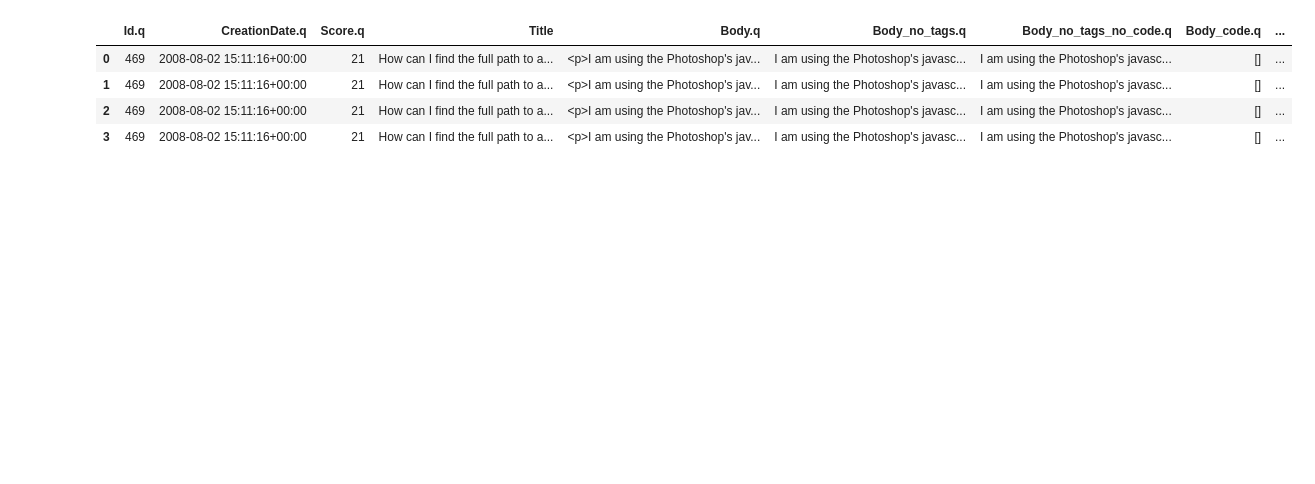
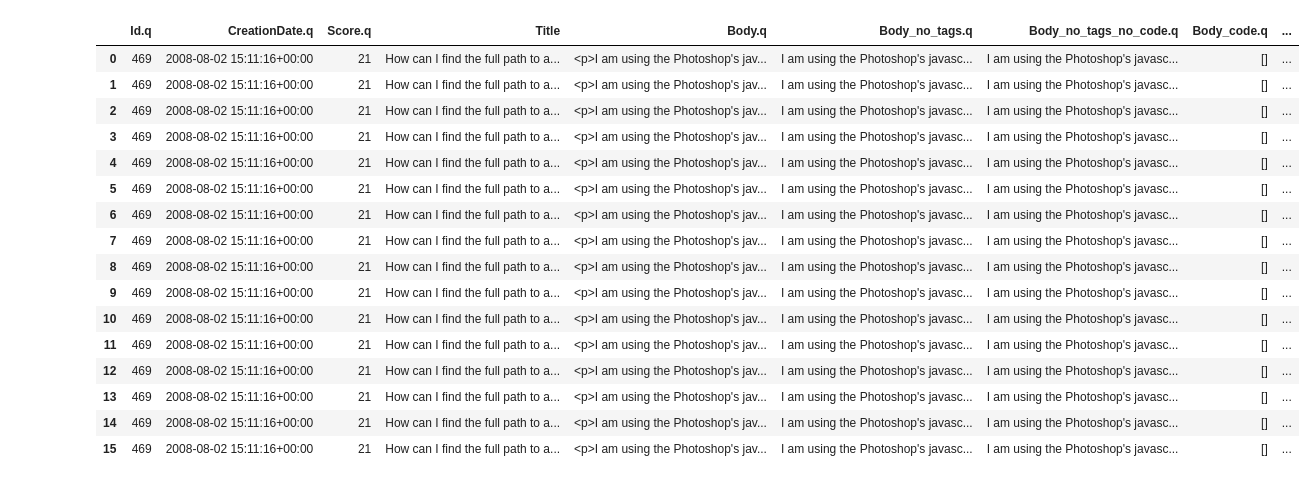
Before and after one commit to MahmoudKMaarouf/ECE143-Final-Project, a Jupyter notebook: extract_data.ipynb, the cells around one changed output. Drawn from its saved outputs; the diff is of its cells as text; code cells hidden in the pictures; blank space fills up the shorter version.

```diff
--- a/extract_data.ipynb
+++ b/extract_data.ipynb
@@ -168,4 +169,5 @@ questions_df.merge(answers_df, how='left', left_on='Id', right_on='ParentId', su
 # %%
 # Creates one database with every question linked to every answer
 # Questions with no answers are dropped
-questions_df.merge(answers_df, how='right', left_on='Id', right_on='ParentId', suffixes=suffixes).drop(excess_columns , axis=1)
+QA_df = questions_df.merge(answers_df, how='right', left_on='Id', right_on='ParentId', suffixes=suffixes).drop(excess_columns , axis=1)
+QAT_df = QA_df.merge(tags_df, how='left', left_on='Id.q', right_on='Id', suffixes=['', '.t']).drop('Id', axis=1)
@@ -186,13 +174,24 @@ questions_df.merge(answers_df, how='right', left_on='Id', right_on='ParentId', s
-# %%
-# Filtering out certain questions
-QA_df = questions_df.merge(answers_df, how='right', left_on='Id', right_on='ParentId', suffixes=suffixes).drop(excess_columns , axis=1)
-QA_df[QA_df['Id.q'] == 469]
-# %% [output]
-|  | Id.q | CreationDate.q | Score.q | Title | Body.q | Body_no_tags.q | Body_no_tags_no_code.q | Body_code.q | ... |
-| 0 | 469 | 2008-08-02 15:11:16+00:00 | 21 | How can I find the full path to a... | <p>I am using the Photoshop's jav... | I am using the Photoshop's javasc... | I am using the Photoshop's javasc... | [] | ... |
-| 1 | 469 | 2008-08-02 15:11:16+00:00 | 21 | How can I find the full path to a... | <p>I am using the Photoshop's jav... | I am using the Photoshop's javasc... | I am using the Photoshop's javasc... | [] | ... |
-| 2 | 469 | 2008-08-02 15:11:16+00:00 | 21 | How can I find the full path to a... | <p>I am using the Photoshop's jav... | I am using the Photoshop's javasc... | I am using the Photoshop's javasc... | [] | ... |
-| 3 | 469 | 2008-08-02 15:11:16+00:00 | 21 | How can I find the full path to a... | <p>I am using the Photoshop's jav... | I am using the Photoshop's javasc... | I am using the Photoshop's javasc... | [] | ... |
+# %%
+# Filtering out certain questions
+QAT_df[QAT_df['Id.q'] == 469]
+# %% [output]
+|  | Id.q | CreationDate.q | Score.q | Title | Body.q | Body_no_tags.q | Body_no_tags_no_code.q | Body_code.q | ... |
+| 0 | 469 | 2008-08-02 15:11:16+00:00 | 21 | How can I find the full path to a... | <p>I am using the Photoshop's jav... | I am using the Photoshop's javasc... | I am using the Photoshop's javasc... | [] | ... |
+| 1 | 469 | 2008-08-02 15:11:16+00:00 | 21 | How can I find the full path to a... | <p>I am using the Photoshop's jav... | I am using the Photoshop's javasc... | I am using the Photoshop's javasc... | [] | ... |
+| 2 | 469 | 2008-08-02 15:11:16+00:00 | 21 | How can I find the full path to a... | <p>I am using the Photoshop's jav... | I am using the Photoshop's javasc... | I am using the Photoshop's javasc... | [] | ... |
+| 3 | 469 | 2008-08-02 15:11:16+00:00 | 21 | How can I find the full path to a... | <p>I am using the Photoshop's jav... | I am using the Photoshop's javasc... | I am using the Photoshop's javasc... | [] | ... |
+| 4 | 469 | 2008-08-02 15:11:16+00:00 | 21 | How can I find the full path to a... | <p>I am using the Photoshop's jav... | I am using the Photoshop's javasc... | I am using the Photoshop's javasc... | [] | ... |
+| 5 | 469 | 2008-08-02 15:11:16+00:00 | 21 | How can I find the full path to a... | <p>I am using the Photoshop's jav... | I am using the Photoshop's javasc... | I am using the Photoshop's javasc... | [] | ... |
+| 6 | 469 | 2008-08-02 15:11:16+00:00 | 21 | How can I find the full path to a... | <p>I am using the Photoshop's jav... | I am using the Photoshop's javasc... | I am using the Photoshop's javasc... | [] | ... |
+| 7 | 469 | 2008-08-02 15:11:16+00:00 | 21 | How can I find the full path to a... | <p>I am using the Photoshop's jav... | I am using the Photoshop's javasc... | I am using the Photoshop's javasc... | [] | ... |
+| 8 | 469 | 2008-08-02 15:11:16+00:00 | 21 | How can I find the full path to a... | <p>I am using the Photoshop's jav... | I am using the Photoshop's javasc... | I am using the Photoshop's javasc... | [] | ... |
+| 9 | 469 | 2008-08-02 15:11:16+00:00 | 21 | How can I find the full path to a... | <p>I am using the Photoshop's jav... | I am using the Photoshop's javasc... | I am using the Photoshop's javasc... | [] | ... |
+| 10 | 469 | 2008-08-02 15:11:16+00:00 | 21 | How can I find the full path to a... | <p>I am using the Photoshop's jav... | I am using the Photoshop's javasc... | I am using the Photoshop's javasc... | [] | ... |
+| 11 | 469 | 2008-08-02 15:11:16+00:00 | 21 | How can I find the full path to a... | <p>I am using the Photoshop's jav... | I am using the Photoshop's javasc... | I am using the Photoshop's javasc... | [] | ... |
+| 12 | 469 | 2008-08-02 15:11:16+00:00 | 21 | How can I find the full path to a... | <p>I am using the Photoshop's jav... | I am using the Photoshop's javasc... | I am using the Photoshop's javasc... | [] | ... |
+| 13 | 469 | 2008-08-02 15:11:16+00:00 | 21 | How can I find the full path to a... | <p>I am using the Photoshop's jav... | I am using the Photoshop's javasc... | I am using the Photoshop's javasc... | [] | ... |
+| 14 | 469 | 2008-08-02 15:11:16+00:00 | 21 | How can I find the full path to a... | <p>I am using the Photoshop's jav... | I am using the Photoshop's javasc... | I am using the Photoshop's javasc... | [] | ... |
+| 15 | 469 | 2008-08-02 15:11:16+00:00 | 21 | How can I find the full path to a... | <p>I am using the Photoshop's jav... | I am using the Photoshop's javasc... | I am using the Photoshop's javasc... | [] | ... |
 # %%
 # Row 11 in Questions.csv is a good example with a few code blocks
 body = questions_df['Body'][11]
```
Also changed, not shown: parts of 2 cells of this notebook.
